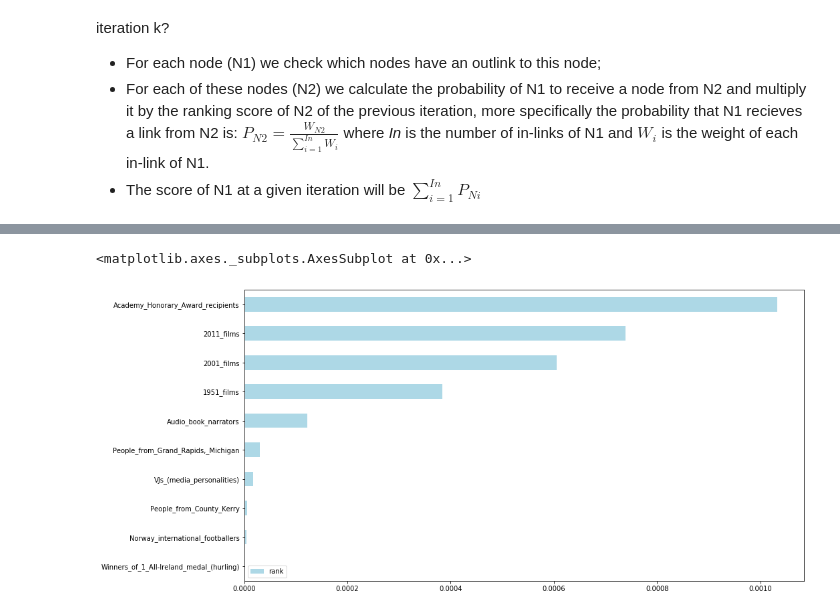
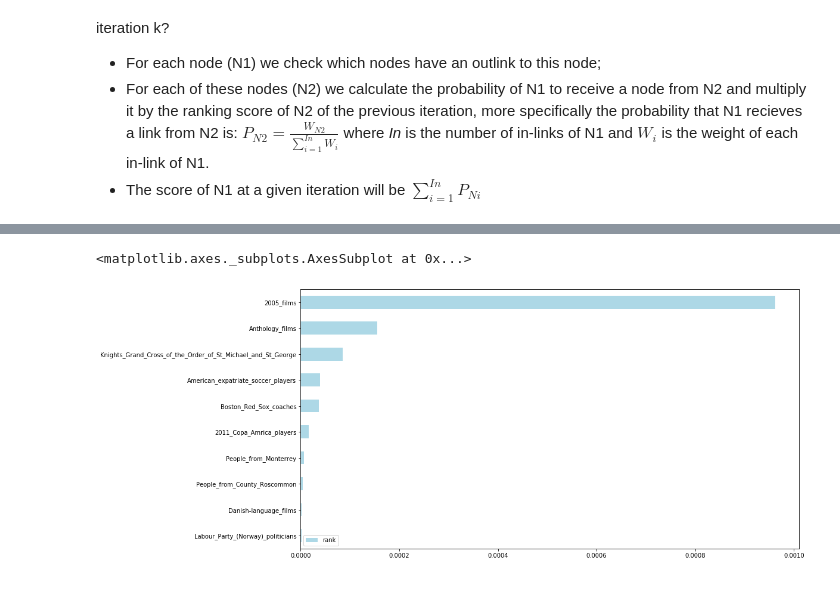
Before and after one commit to SimoneFiorellino/ADM-HW5, a Jupyter notebook: main.ipynb, the cells around one changed output, grey strips where cells are left out. Drawn from its saved outputs; the diff is of its cells as text; code cells hidden in the pictures.

```diff
--- a/main.ipynb
+++ b/main.ipynb
@@ -754,7 +793,7 @@ At the beginning, each page has equal probability to be chosen as a starting poi
 - The score of N1 at a given iteration will be $\sum_{i=1}^{In} P_{Ni}$
 # %%
 %%time
-rank = f.pagerank(10, in_links_cat, out_links_cat)
+rank = f.pagerank(15, in_links_cat, out_links_cat)
 df_rq6 = pd.DataFrame(rank, index = ['rank']).T
 df_rq6.head(10).sort_values(by = 'rank', ascending = True).plot.barh(figsize = (15,8),color = 'lightblue');
 # %% [output]
@@ -762,5 +801,5 @@ Wall time: 1min 8s
 <matplotlib.axes._subplots.AxesSubplot at 0x...>
-[figure, old version]
+[figure, new version]
 # %%
 %%time
 rank = f.pagerank(100, in_links_cat, out_links_cat)
```
Also changed, not shown: parts of 46 cells of this notebook.
